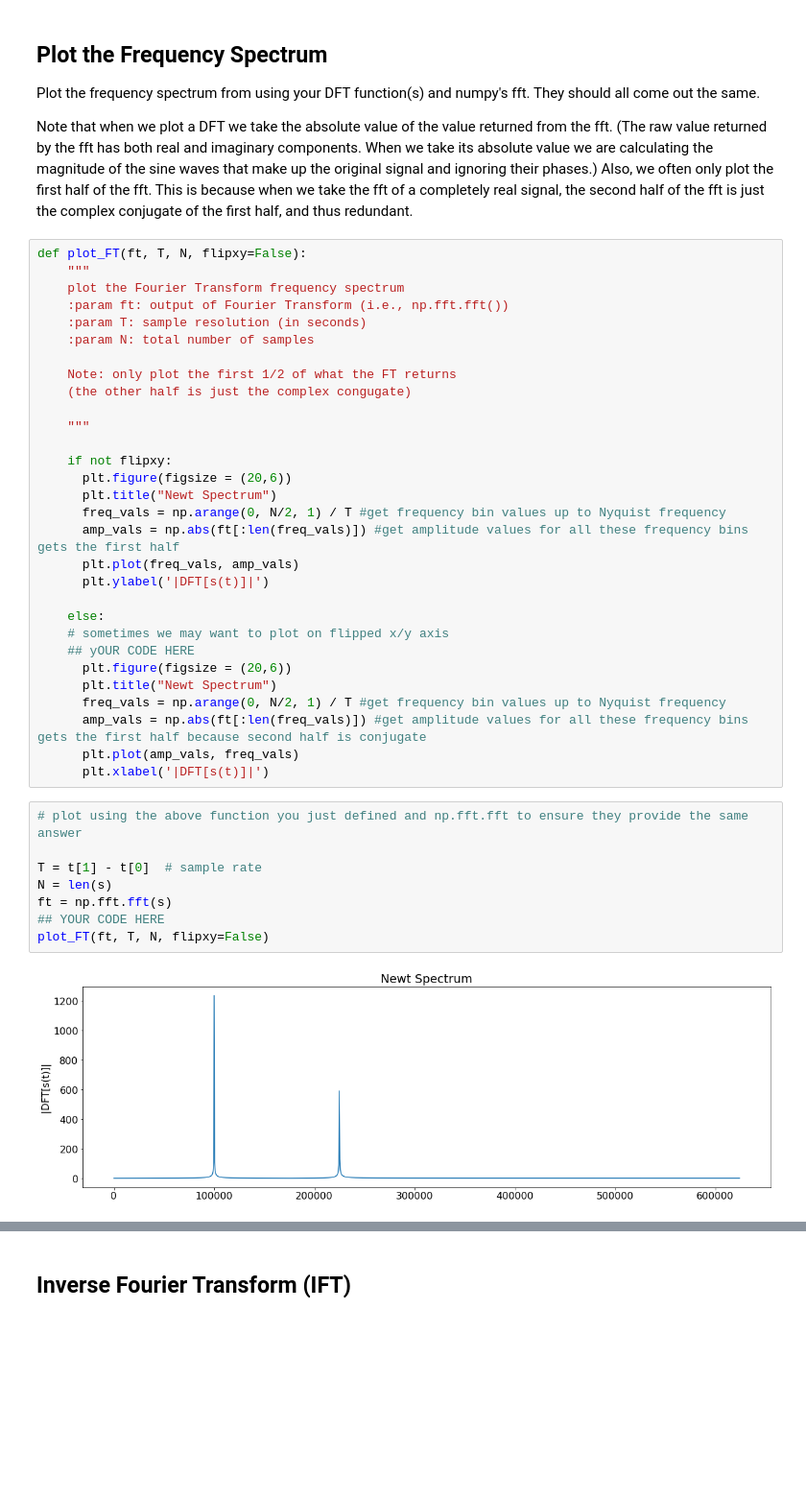
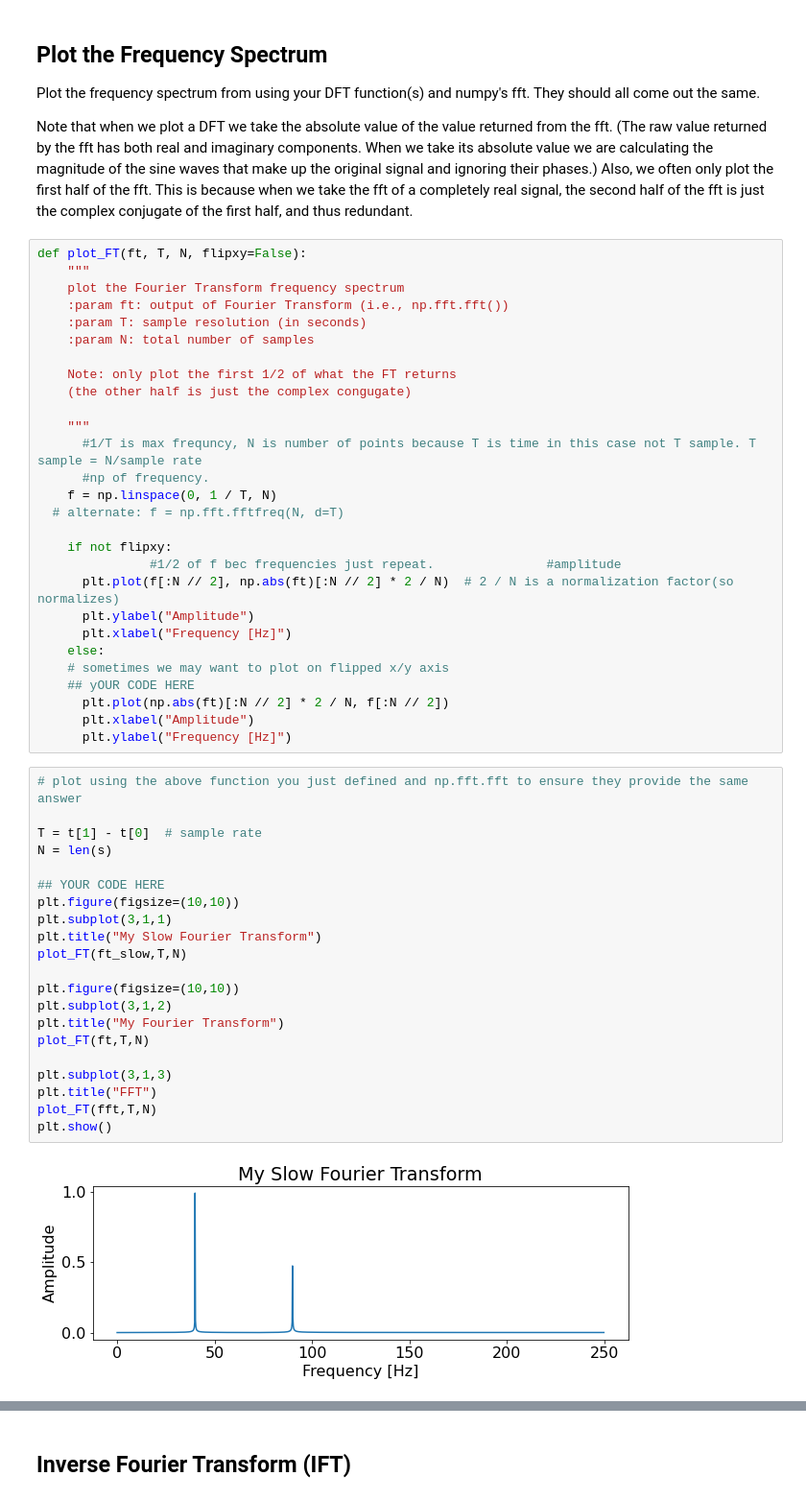
Before and after one commit to anaaparamesh/Week2_Public, a Jupyter notebook: Notebooks/03_FourierTransforms/FourierTransforms_Exercises.ipynb, the cells around one changed output, grey strips where cells are left out. Shown at 96% size. Saved outputs shown, nothing was run; the diff lists cells and outputs as text; blank space fills up the shorter version.

Commit message:
understand fourier transform

```diff
--- a/Notebooks/03_FourierTransforms/FourierTransforms_Exercises.ipynb
+++ b/Notebooks/03_FourierTransforms/FourierTransforms_Exercises.ipynb
@@ -135,31 +128,42 @@ def plot_FT(ft, T, N, flipxy=False):
     (the other half is just the complex congugate)
 
     """
+      #1/T is max frequncy, N is number of points because T is time in this case not T sample. T sample = N/sample rate
+      #np of frequency.
+    f = np.linspace(0, 1 / T, N)
+  # alternate: f = np.fft.fftfreq(N, d=T)
 
     if not flipxy:
-      plt.figure(figsize = (20,6))
-      plt.title("Newt Spectrum")
-      freq_vals = np.arange(0, N/2, 1) / T #get frequency bin values up to Nyquist frequency
-      amp_vals = np.abs(ft[:len(freq_vals)]) #get amplitude values for all these frequency bins gets the first half
-      plt.plot(freq_vals, amp_vals)
-      plt.ylabel('|DFT[s(t)]|')
-
+               #1/2 of f bec frequencies just repeat.               #amplitude
+      plt.plot(f[:N // 2], np.abs(ft)[:N // 2] * 2 / N)  # 2 / N is a normalization factor(so normalizes)
+      plt.ylabel("Amplitude")
+      plt.xlabel("Frequency [Hz]")
     else:
     # sometimes we may want to plot on flipped x/y axis
     ## yOUR CODE HERE
-      plt.figure(figsize = (20,6))
-      plt.title("Newt Spectrum")
-      freq_vals = np.arange(0, N/2, 1) / T #get frequency bin values up to Nyquist frequency
-      amp_vals = np.abs(ft[:len(freq_vals)]) #get amplitude values for all these frequency bins gets the first half because second half is conjugate
-      plt.plot(amp_vals, freq_vals)
-      plt.xlabel('|DFT[s(t)]|')
+      plt.plot(np.abs(ft)[:N // 2] * 2 / N, f[:N // 2])
+      plt.xlabel("Amplitude")
+      plt.ylabel("Frequency [Hz]")
 # %%
 # plot using the above function you just defined and np.fft.fft to ensure they provide the same answer
 
 T = t[1] - t[0]  # sample rate
 N = len(s)
-ft = np.fft.fft(s)
+
 ## YOUR CODE HERE
-plot_FT(ft, T, N, flipxy=False)
+plt.figure(figsize=(10,10))
+plt.subplot(3,1,1)
+plt.title("My Slow Fourier Transform")
+plot_FT(ft_slow,T,N)
+
+plt.figure(figsize=(10,10))
+plt.subplot(3,1,2)
+plt.title("My Fourier Transform")
+plot_FT(ft,T,N)
+
+plt.subplot(3,1,3)
+plt.title("FFT")
+plot_FT(fft,T,N)
+plt.show()
 # %% [output]
-[figure, old version]
+[figure, new version]
```
Also changed, not shown: parts of 13 cells of this notebook.
